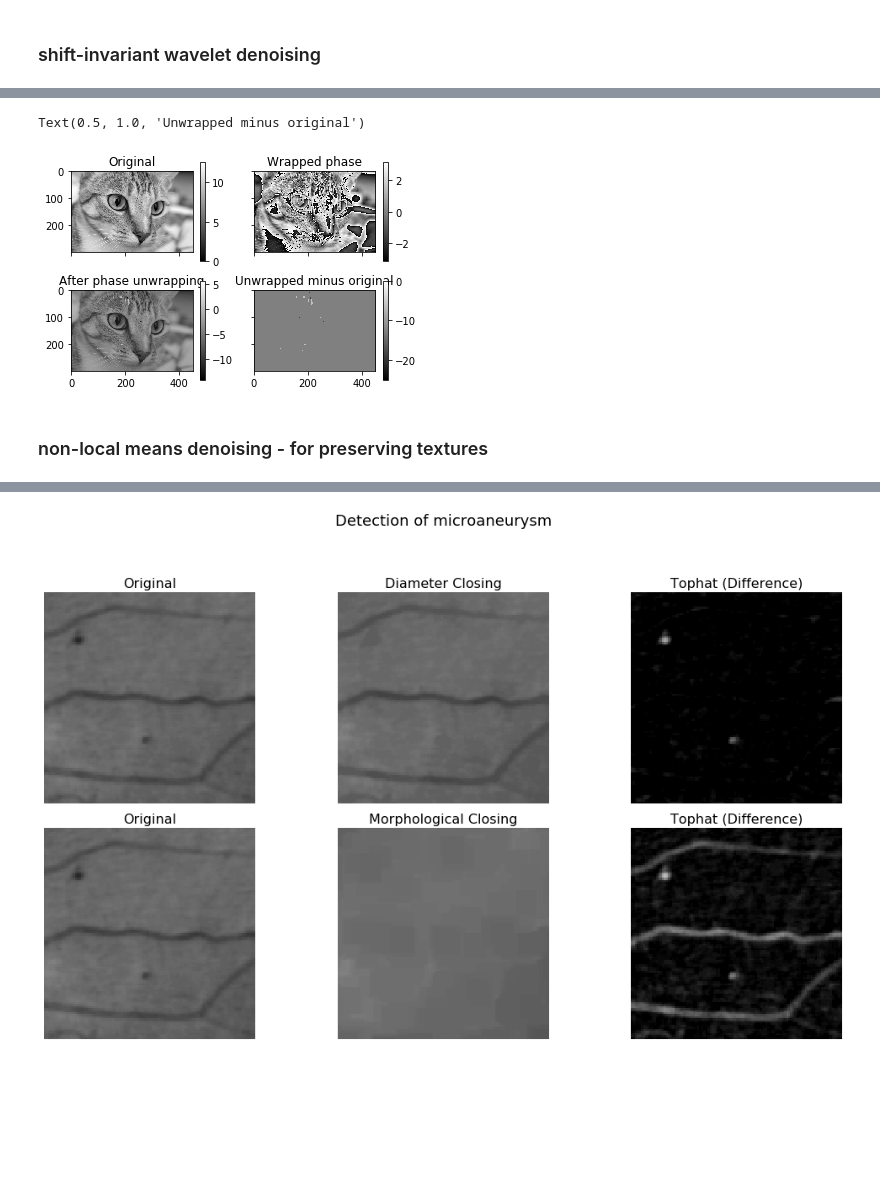
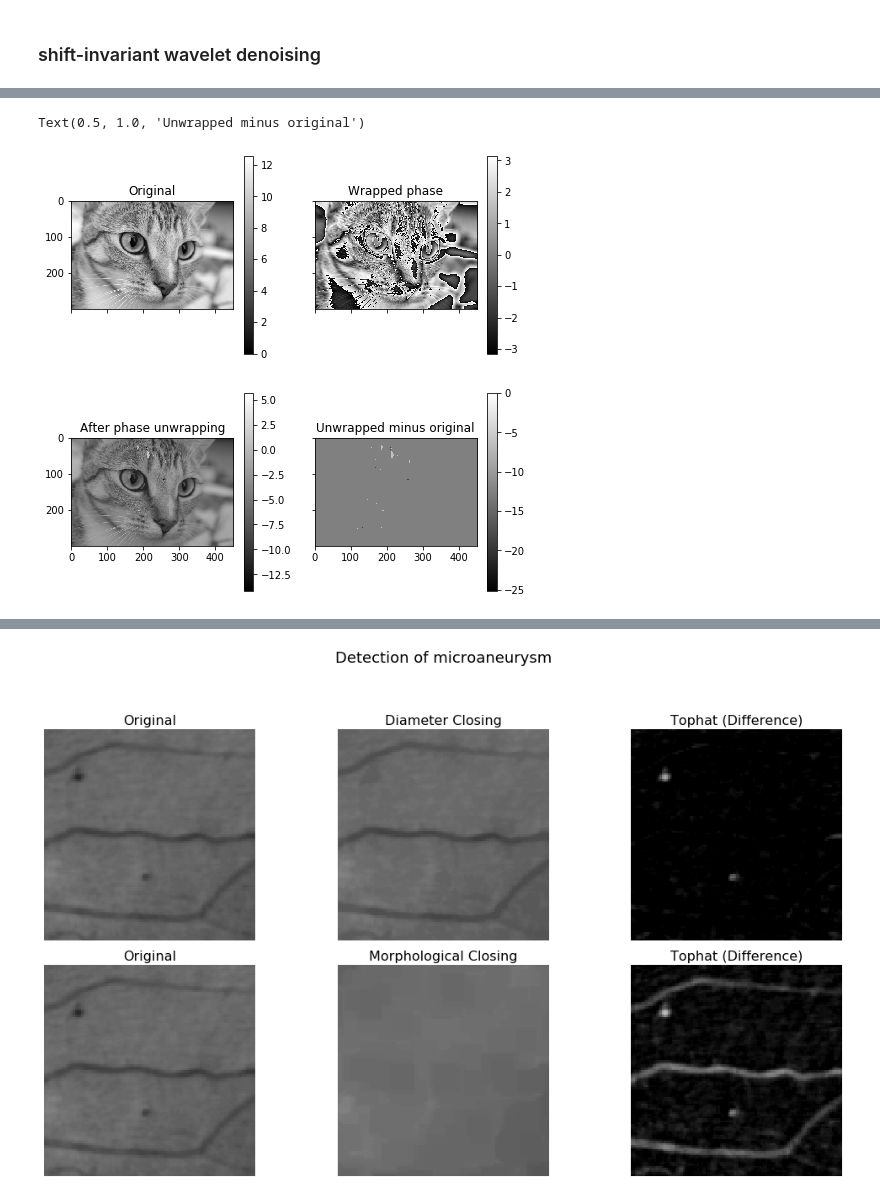
Before and after one commit to bjpcjp/scikit-image-tutorial, a Jupyter notebook: gallery/filtering-restoration.ipynb, the cells around one changed output, grey strips where cells are left out. Cells and saved outputs as stored; diff of their text form; code cells hidden in the pictures; blank space fills up the shorter version.

```diff
--- a/gallery/filtering-restoration.ipynb
+++ b/gallery/filtering-restoration.ipynb
@@ -478,36 +482,32 @@ Clipping input data to the valid range for imshow with RGB data ([0..1] for floa
 # %%
 import numpy as np
 from matplotlib import pyplot as plt
-from skimage import data, img_as_float, color, exposure
+from skimage             import data, img_as_float, color, exposure
 from skimage.restoration import unwrap_phase
 
+# Load an image as a floating-point grayscale
+# Scale the image to [0, 4*pi]
+# Create a phase-wrapped image in the interval [-pi, pi)
+# Perform phase unwrapping
 
-# Load an image as a floating-point grayscale
-image = color.rgb2gray(img_as_float(data.chelsea()))
-# Scale the image to [0, 4*pi]
-image = exposure.rescale_intensity(image, out_range=(0, 4 * np.pi))
-# Create a phase-wrapped image in the interval [-pi, pi)
-image_wrapped = np.angle(np.exp(1j * image))
-# Perform phase unwrapping
+image           = color.rgb2gray(img_as_float(data.chelsea()))
+image           = exposure.rescale_intensity(image, out_range=(0, 4 * np.pi))
+image_wrapped   = np.angle(np.exp(1j * image))
 image_unwrapped = unwrap_phase(image_wrapped)
 
-fig, ax = plt.subplots(2, 2, sharex=True, sharey=True)
+# ------------------------------------------------------------------------------
+fig, ax = plt.subplots(2, 2, sharex=True, sharey=True, figsize=(8,8))
 ax1, ax2, ax3, ax4 = ax.ravel()
 
-fig.colorbar(ax1.imshow(image, cmap='gray', vmin=0, vmax=4 * np.pi), ax=ax1)
+fig.colorbar(ax1.imshow(image,                 cmap='gray', vmin=0,      vmax=4 * np.pi), ax=ax1)
+fig.colorbar(ax2.imshow(image_wrapped,         cmap='gray', vmin=-np.pi, vmax=np.pi),     ax=ax2)
+fig.colorbar(ax3.imshow(image_unwrapped,       cmap='gray'),                              ax=ax3)
+fig.colorbar(ax4.imshow(image_unwrapped-image, cmap='gray'),                              ax=ax4)
+
 ax1.set_title('Original')
-
-fig.colorbar(ax2.imshow(image_wrapped, cmap='gray', vmin=-np.pi, vmax=np.pi),
-             ax=ax2)
 ax2.set_title('Wrapped phase')
-
-fig.colorbar(ax3.imshow(image_unwrapped, cmap='gray'), ax=ax3)
 ax3.set_title('After phase unwrapping')
-
-fig.colorbar(ax4.imshow(image_unwrapped - image, cmap='gray'), ax=ax4)
 ax4.set_title('Unwrapped minus original')
 # %% [output]
 Text(0.5, 1.0, 'Unwrapped minus original')
-[figure, old version]
+[figure, new version]
-# %% [markdown]
-### non-local means denoising - for preserving textures
```
Also changed, not shown: parts of 47 cells of this notebook.
